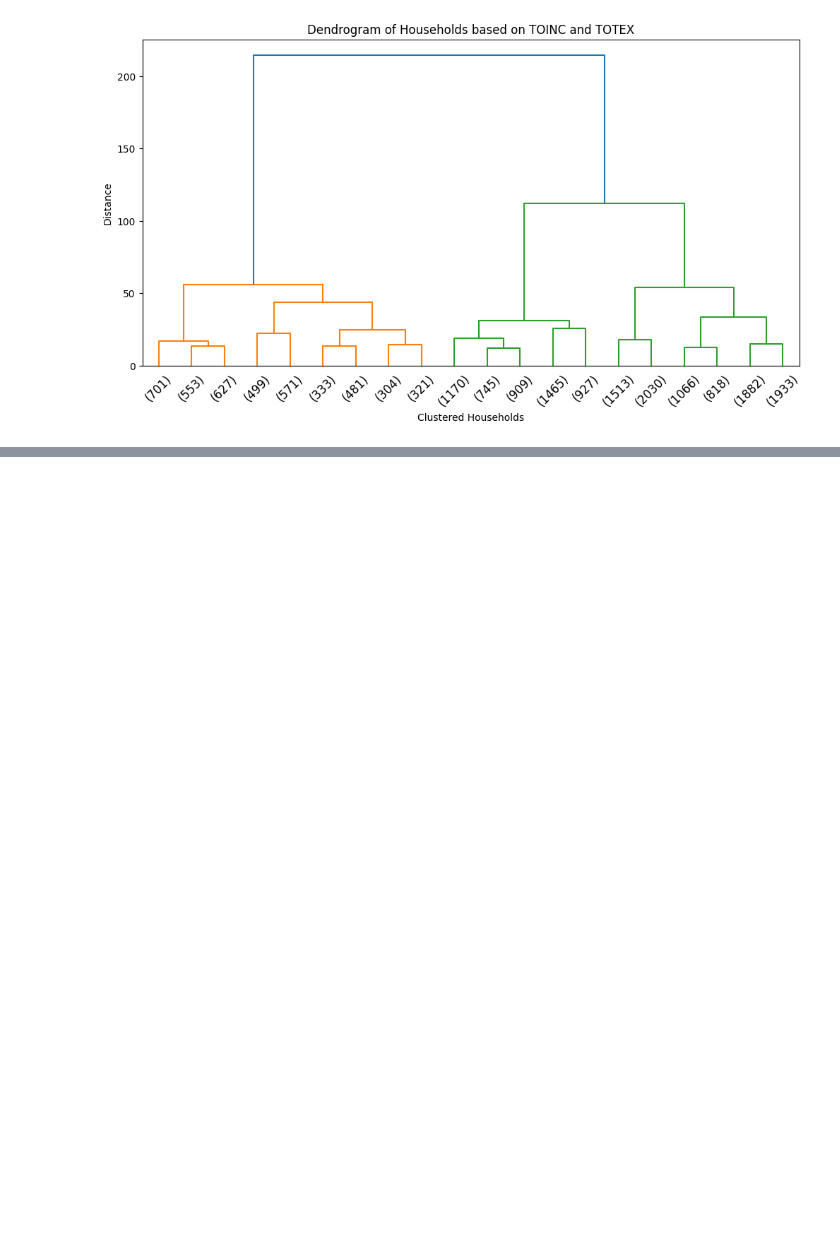
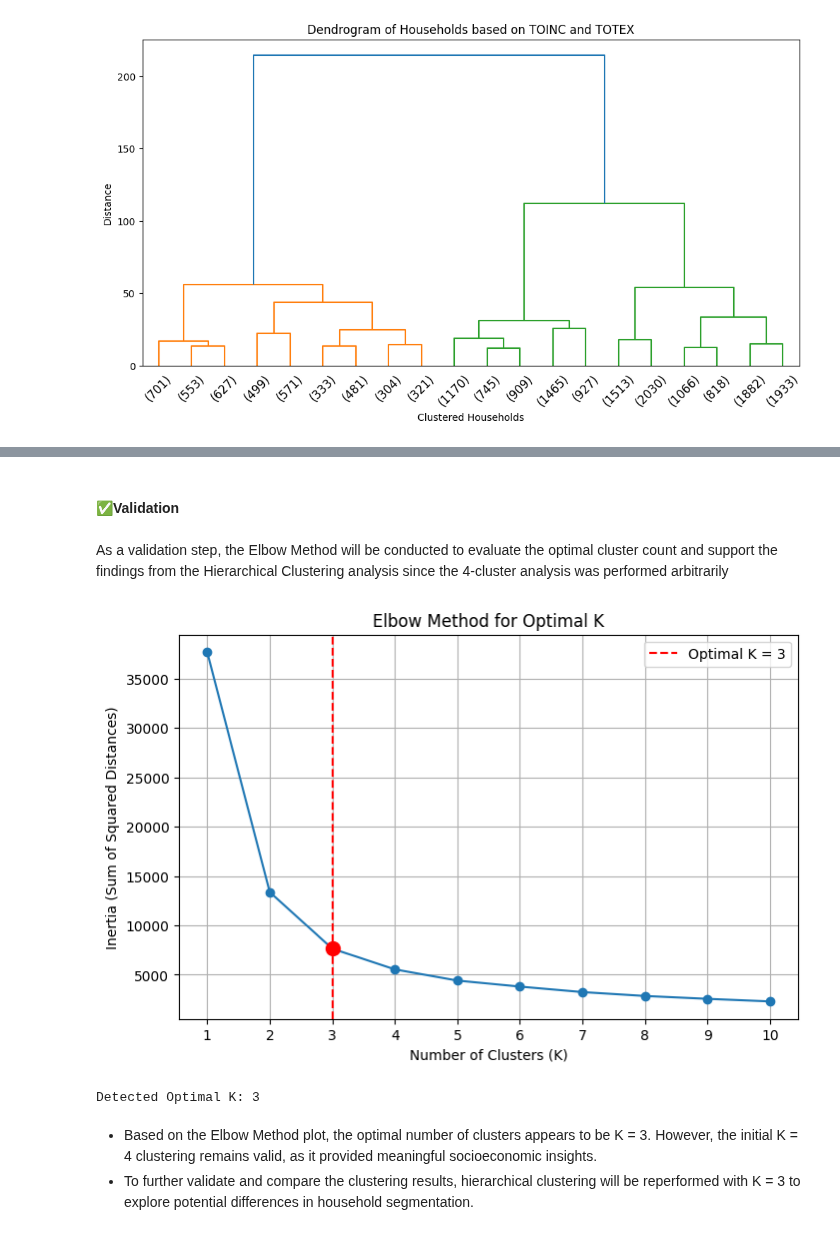
Before and after one commit to JoshuaEntrata/Data-Mining-Prelims-Project, a Jupyter notebook: notebooks/data_mining/distance_analysis.ipynb, the cells around one changed output, grey strips where cells are left out. Drawn from its saved outputs; the diff is of its cells as text; code cells hidden in the pictures; blank space fills up the shorter version.

```diff
--- a/notebooks/data_mining/distance_analysis.ipynb
+++ b/notebooks/data_mining/distance_analysis.ipynb
@@ -581,0 +305,45 @@ Cluster
+# %% [markdown]
+#### ✅Validation
+# %% [markdown]
+As a validation step, the Elbow Method will be conducted to evaluate the optimal cluster count and support the findings from the Hierarchical Clustering analysis since the 4-cluster analysis was performed arbitrarily
+# %%
+X = fies_normalized[['TOINC_scaled', 'TOTEX_scaled']]
+# %%
+inertia = []
+K_range = range(1, 11)  # Test K from 1 to 10
+
+for k in K_range:
+    kmeans = KMeans(n_clusters=k, random_state=42, n_init=10)
+    kmeans.fit(X)
+    inertia.append(kmeans.inertia_)
+# %%
+from kneed import KneeLocator
+
+# Detect the elbow (optimal k)
+knee = KneeLocator(K_range, inertia, curve='convex', direction='decreasing')
+optimal_k = knee.knee
+
+# Plot with annotation
+plt.figure(figsize=(8, 5))
+plt.plot(K_range, inertia, marker='o')
+plt.title('Elbow Method for Optimal K')
+plt.xlabel('Number of Clusters (K)')
+plt.ylabel('Inertia (Sum of Squared Distances)')
+plt.xticks(K_range)
+plt.grid(True)
+
+# Annotate the detected optimal K
+if optimal_k:
+    plt.axvline(x=optimal_k, color='red', linestyle='--', label=f'Optimal K = {optimal_k}')
+    plt.scatter(optimal_k, inertia[optimal_k - min(K_range)], color='red', s=100, zorder=5)
+
+plt.legend()
+plt.show()
+
+print(f'Detected Optimal K: {optimal_k}')
+# %% [output]
+[figure, added]
+Detected Optimal K: 3
+# %% [markdown]
+- Based on the Elbow Method plot, the optimal number of clusters appears to be K = 3. However, the initial K = 4 clustering remains valid, as it provided meaningful socioeconomic insights.
+- To further validate and compare the clustering results, hierarchical clustering will be reperformed with K = 3 to explore potential differences in household segmentation.
```
Also changed, not shown: parts of 64 cells of this notebook.
